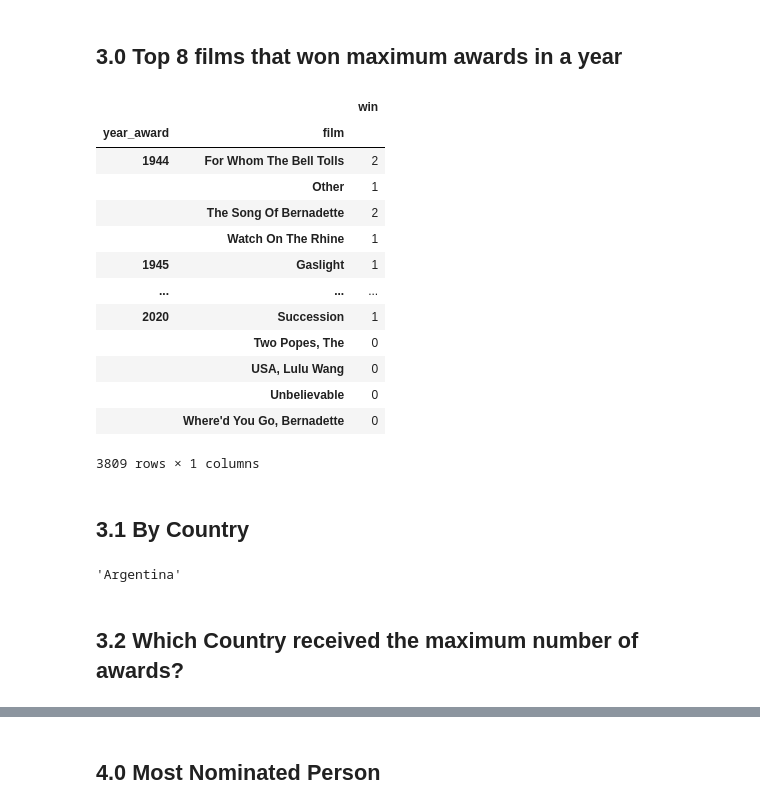
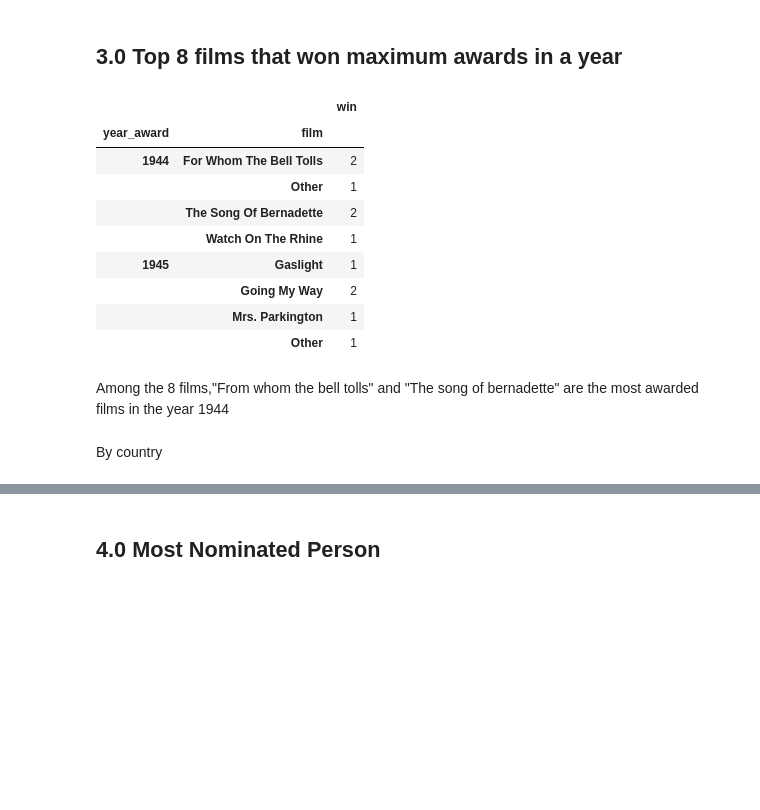
Before and after one commit to YashHajare/EDA_Golden_glode_awards, a Jupyter notebook: Golden_Glode_Awards_EDA_(Final).ipynb, the cells around one changed output, grey strips where cells are left out. Saved outputs shown, nothing was run; the diff lists cells and outputs as text; code cells hidden in the pictures; blank space fills up the shorter version.

```diff
--- a/Golden_Glode_Awards_EDA_(Final).ipynb
+++ b/Golden_Glode_Awards_EDA_(Final).ipynb
@@ -308,25 +309,23 @@ Name: nominee, dtype: int64
 # %%
 golden_globe = data
 # %%
-golden_year_max=golden_globe.groupby(["year_award","film"])['win'].sum()
+golden_year_max=golden_globe.groupby(["year_award","film"])['win'].sum().head(8)
 golden_year_max.to_frame()
 # %% [output]
 |  |  | win |
 | year_award | film |  |
 | 1944 | For Whom The Bell Tolls | 2 |
 |  | Other | 1 |
 |  | The Song Of Bernadette | 2 |
 |  | Watch On The Rhine | 1 |
 | 1945 | Gaslight | 1 |
-| ... | ... | ... |
-| 2020 | Succession | 1 |
-|  | Two Popes, The | 0 |
-|  | USA, Lulu Wang | 0 |
-|  | Unbelievable | 0 |
-|  | Where'd You Go, Bernadette | 0 |
+|  | Going My Way | 2 |
+|  | Mrs. Parkington | 1 |
+|  | Other | 1 |
-3809 rows × 1 columns
-# %% [markdown]
-<h2> 3.1 By Country</h2>
+# %% [markdown]
+Among the 8 films,"From whom the bell tolls" and "The song of bernadette" are the most awarded films in the year 1944
+# %% [markdown]
+By country
 # %%
 import re
 pattern = re.compile('[A-z ]+,')
@@ -337,10 +336,5 @@ def get_country(film):
         return (rs[0]).replace(',','')
     else:
         return ''
-get_country('Argentina, asas')
-# %% [output]
-'Argentina'
-# %% [markdown]
-<h2> 3.2 Which Country received the maximum number of awards? </h2>
 # %%
 golden_globe['country']=golden_globe[golden_globe['category'].str.contains('Best Motion Picture - Foreign Language')]['film'].apply(get_country)
```
Also changed, not shown: parts of 29 cells of this notebook.
